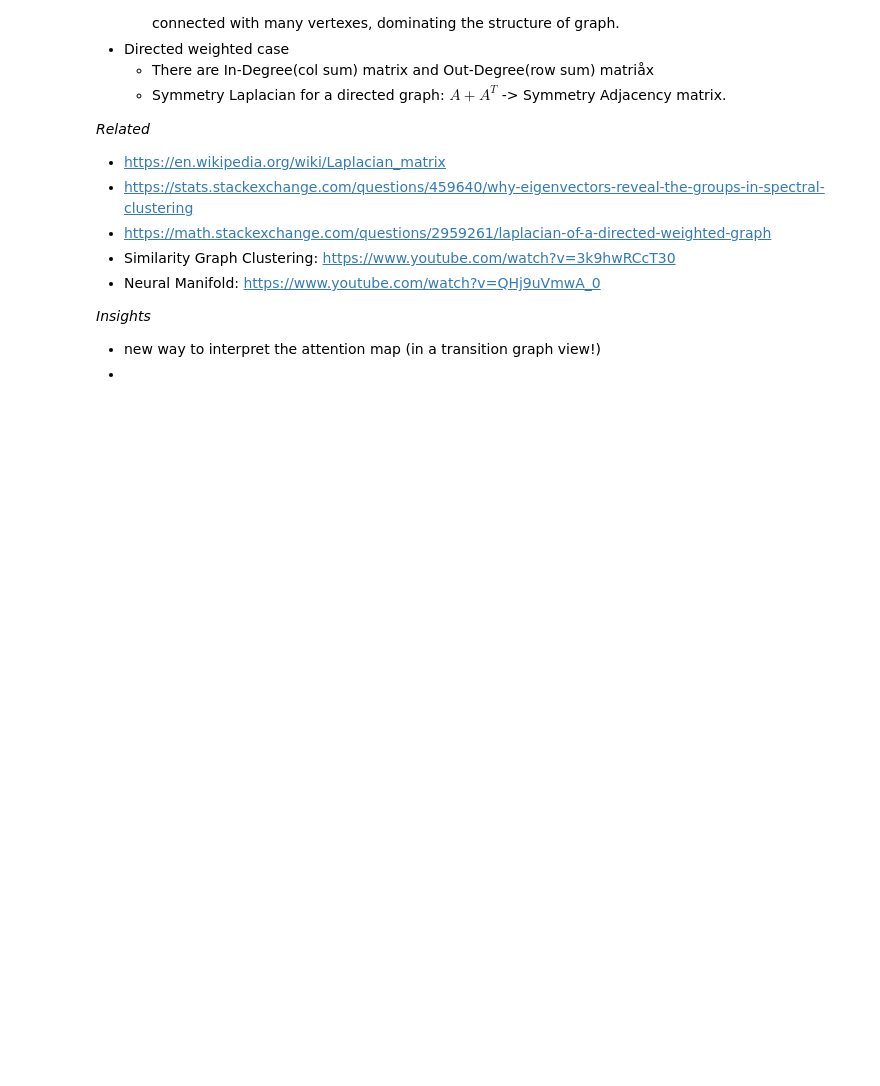
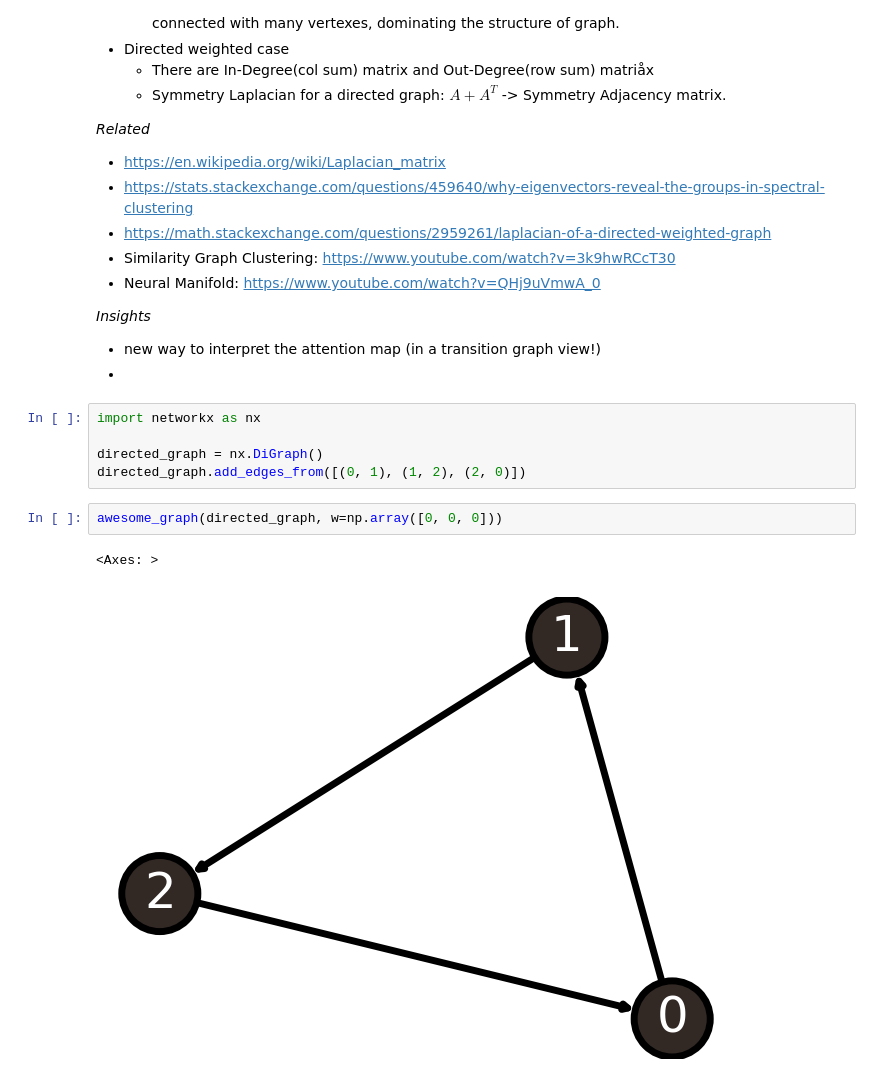
Before and after one commit to yoonhero/mmmm, a Jupyter notebook: natural_gradient.ipynb, the cells around one changed output. Cells and saved outputs as stored; diff of their text form; blank space fills up the shorter version.

```diff
--- a/natural_gradient.ipynb
+++ b/natural_gradient.ipynb
@@ -700,3 +702,13 @@ Explore more on weigthed & undirected (ugly) ones.
 
 - new way to interpret the attention map (in a transition graph view!)
 -
+# %%
+import networkx as nx
+
+directed_graph = nx.DiGraph()
+directed_graph.add_edges_from([(0, 1), (1, 2), (2, 0)])
+# %%
+awesome_graph(directed_graph, w=np.array([0, 0, 0]))
+# %% [output]
+<Axes: >
+[figure, added]
```
Also changed, not shown: parts of 2 cells of this notebook, 12 other files.
